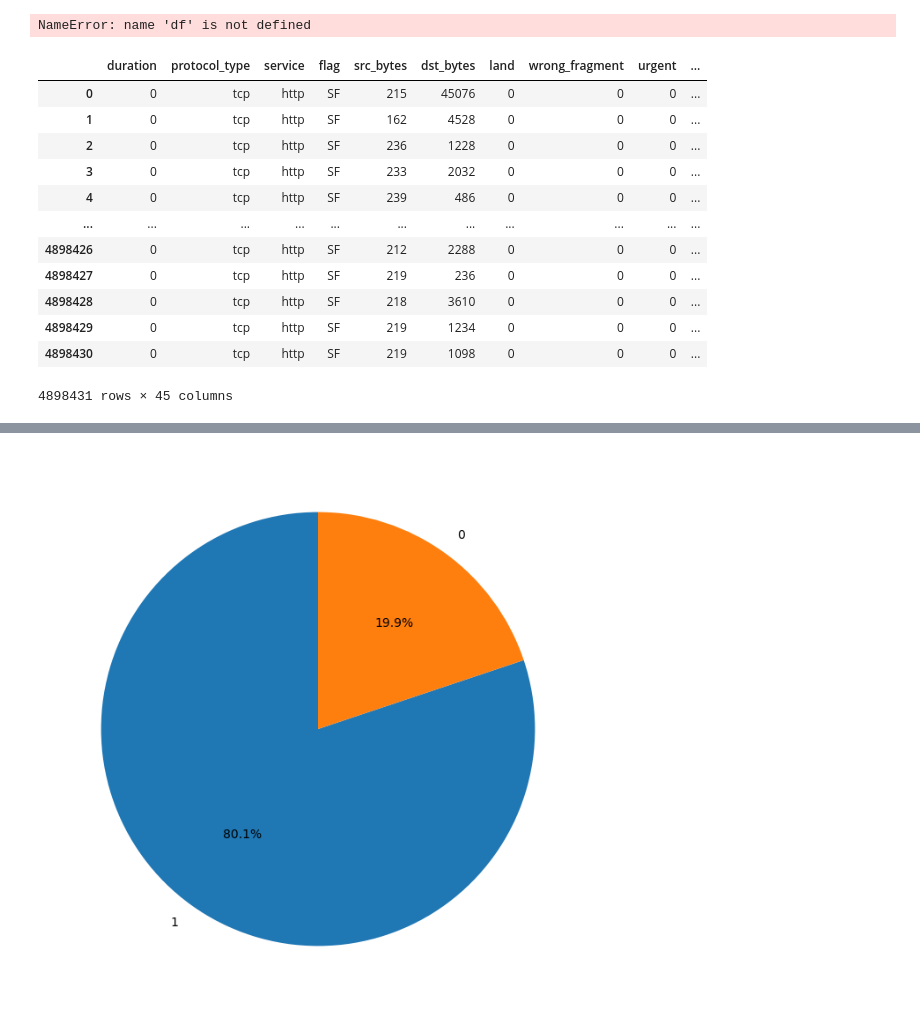
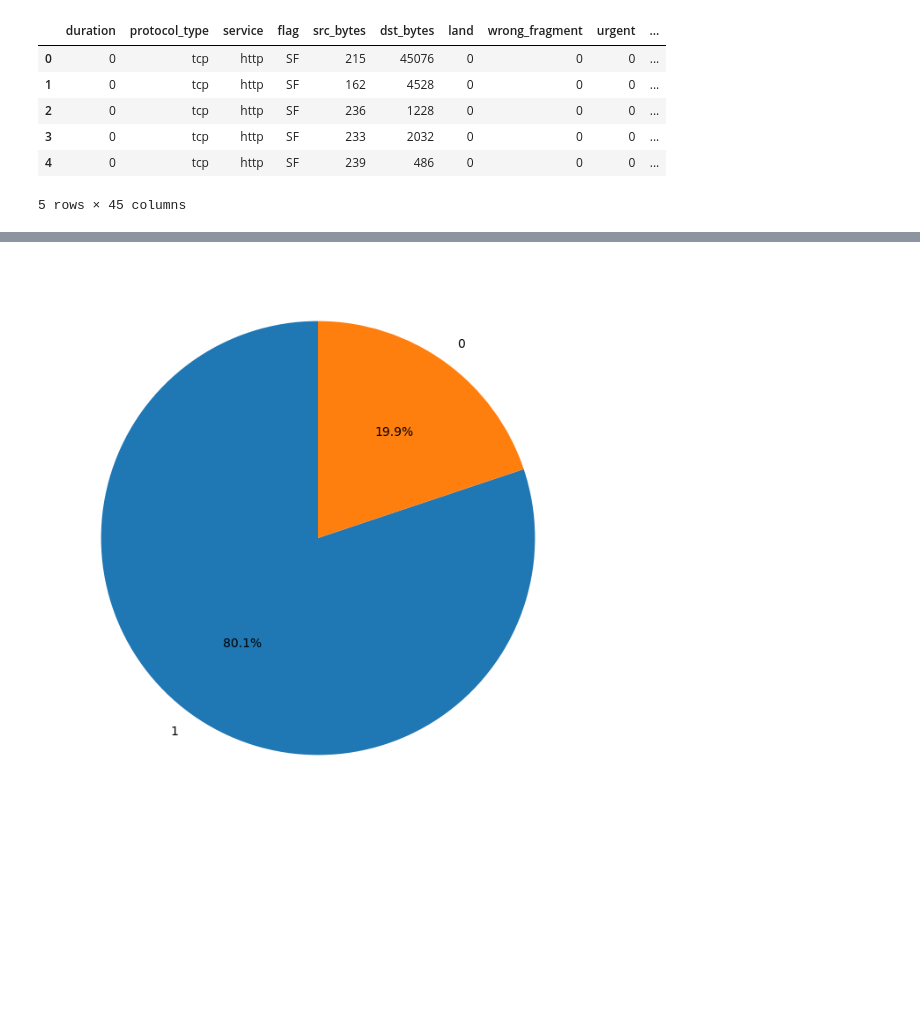
Before and after one commit to B-Kosev/iot-security-network-attacks-analysis, a Jupyter notebook: iot_project.ipynb, the cells around one changed output, grey strips where cells are left out. Saved outputs shown, nothing was run; the diff lists cells and outputs as text; code cells hidden in the pictures; blank space fills up the shorter version.

```diff
--- a/iot_project.ipynb
+++ b/iot_project.ipynb
@@ -79,48 +74,34 @@ df['is_attack'] = is_attack
 # %%
 # Create map for the attack types
 # Open and file and read it
 with open("training_attack_types.txt", "r") as file:
     attack_types_map = {}
     for line in file:
         # Strip the line and split only if it contains exactly two parts
         parts = line.strip().split()
         if len(parts) == 2:
             attack, attack_type = parts
             attack_types_map[attack] = attack_type
 
 attack_types_map
 
 # Add 'normal' mapping to handle records with no attack
 attack_types_map["normal"] = "none"
 
 df["attack_type"] = df.outcome.apply(lambda x: x.rstrip('.')).map(attack_types_map)
 
-# Extract the unique attack types
-attack_types_set = set(attack_types_map.values())
-# Create a map by enumerating the unique attack types
-enumerated_attack_types = {attack_type: i for i, attack_type in enumerate(attack_types_set)}
-
-#print(enumerated_attack_types)
+# Encode attack_type to numerical values
+label_encoder = LabelEncoder()
+df["attacks_type_encoded"] = label_encoder.fit_transform(df["attack_type"])
+df.head()
 # %% [output]
+|  | duration | protocol_type | service | flag | src_bytes | dst_bytes | land | wrong_fragment | urgent | ... |
+| 0 | 0 | tcp | http | SF | 215 | 45076 | 0 | 0 | 0 | ... |
+| 1 | 0 | tcp | http | SF | 162 | 4528 | 0 | 0 | 0 | ... |
+| 2 | 0 | tcp | http | SF | 236 | 1228 | 0 | 0 | 0 | ... |
+| 3 | 0 | tcp | http | SF | 233 | 2032 | 0 | 0 | 0 | ... |
+| 4 | 0 | tcp | http | SF | 239 | 486 | 0 | 0 | 0 | ... |
-NameError: name 'df' is not defined
+5 rows × 45 columns
-# %%
-# Map the attack_type to the enumerated ones
-df["attack_num"] = df.attack_type.map(enumerated_attack_types)
-df
-# %% [output]
-|  | duration | protocol_type | service | flag | src_bytes | dst_bytes | land | wrong_fragment | urgent | ... |
-| 0 | 0 | tcp | http | SF | 215 | 45076 | 0 | 0 | 0 | ... |
-| 1 | 0 | tcp | http | SF | 162 | 4528 | 0 | 0 | 0 | ... |
-| 2 | 0 | tcp | http | SF | 236 | 1228 | 0 | 0 | 0 | ... |
-| 3 | 0 | tcp | http | SF | 233 | 2032 | 0 | 0 | 0 | ... |
-| 4 | 0 | tcp | http | SF | 239 | 486 | 0 | 0 | 0 | ... |
-| ... | ... | ... | ... | ... | ... | ... | ... | ... | ... | ... |
-| 4898426 | 0 | tcp | http | SF | 212 | 2288 | 0 | 0 | 0 | ... |
-| 4898427 | 0 | tcp | http | SF | 219 | 236 | 0 | 0 | 0 | ... |
-| 4898428 | 0 | tcp | http | SF | 218 | 3610 | 0 | 0 | 0 | ... |
-| 4898429 | 0 | tcp | http | SF | 219 | 1234 | 0 | 0 | 0 | ... |
-| 4898430 | 0 | tcp | http | SF | 219 | 1098 | 0 | 0 | 0 | ... |
-4898431 rows × 45 columns
 # %%
 df.dtypes
 # %% [output]
```
Also changed, not shown: parts of 3 cells of this notebook.
